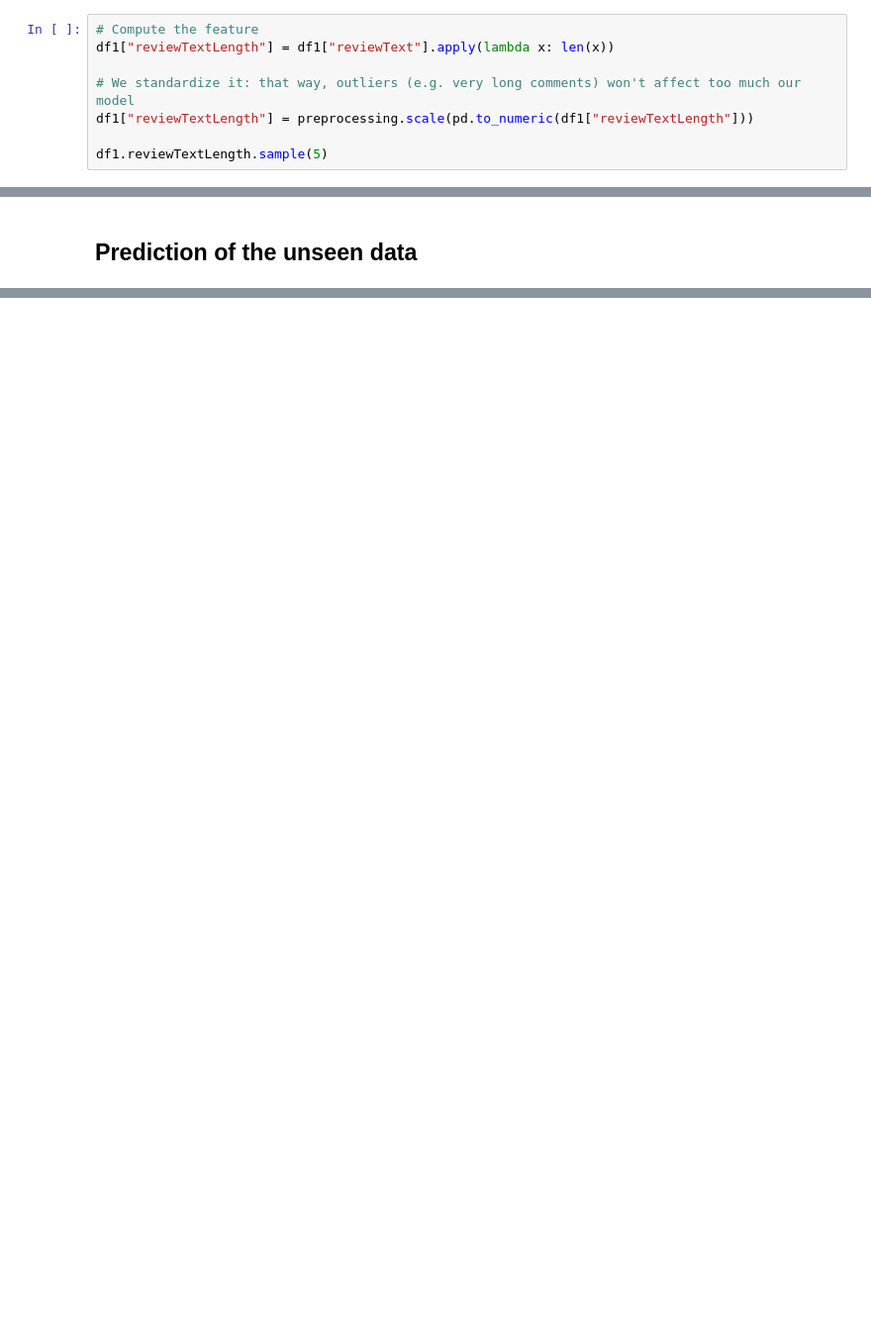
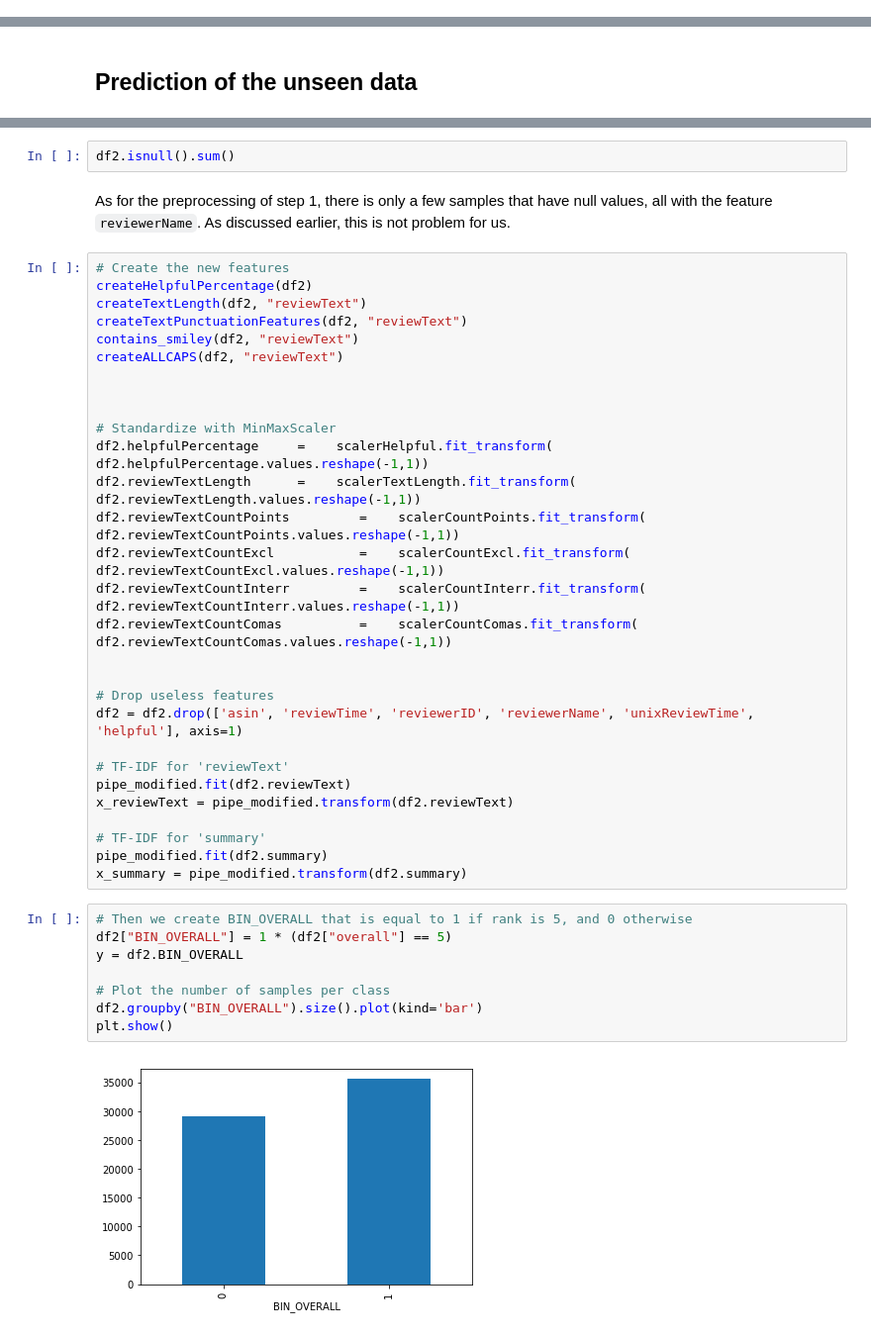
Before and after one commit to robich/dsfb, a Jupyter notebook: dsfb_project.ipynb, the cells around one changed output, grey strips where cells are left out. Shown at 99% size. Saved outputs shown, nothing was run; the diff lists cells and outputs as text; blank space fills up the shorter version.

```diff
--- a/dsfb_project.ipynb
+++ b/dsfb_project.ipynb
@@ -175,11 +196,3 @@ This is the main feature on which we need to rely on. It's text, so we need to t
 But before doing so, we decided to extract some information from this feature.
 
 Firstly, we create a new feature **reviewTextLenght**. The name describe perfectly the feature.
-# %%
-# Compute the feature
-df1["reviewTextLength"] = df1["reviewText"].apply(lambda x: len(x))
-
-# We standardize it: that way, outliers (e.g. very long comments) won't affect too much our model
-df1["reviewTextLength"] = preprocessing.scale(pd.to_numeric(df1["reviewTextLength"]))
-
-df1.reviewTextLength.sample(5)
@@ -539,0 +778,43 @@ df2.head()
+# %%
+df2.isnull().sum()
+# %% [markdown]
+As for the preprocessing of step 1, there is only a few samples that have null values, all with the feature `reviewerName`. As discussed earlier, this is not problem for us.
+# %%
+# Create the new features
+createHelpfulPercentage(df2)
+createTextLength(df2, "reviewText")
+createTextPunctuationFeatures(df2, "reviewText")
+contains_smiley(df2, "reviewText")
+createALLCAPS(df2, "reviewText")
+
+
+
+# Standardize with MinMaxScaler
+df2.helpfulPercentage     =    scalerHelpful.fit_transform(     df2.helpfulPercentage.values.reshape(-1,1))
+df2.reviewTextLength      =    scalerTextLength.fit_transform(  df2.reviewTextLength.values.reshape(-1,1))
+df2.reviewTextCountPoints         =    scalerCountPoints.fit_transform( df2.reviewTextCountPoints.values.reshape(-1,1))
+df2.reviewTextCountExcl           =    scalerCountExcl.fit_transform(   df2.reviewTextCountExcl.values.reshape(-1,1))
+df2.reviewTextCountInterr         =    scalerCountInterr.fit_transform( df2.reviewTextCountInterr.values.reshape(-1,1))
+df2.reviewTextCountComas          =    scalerCountComas.fit_transform(  df2.reviewTextCountComas.values.reshape(-1,1))
+
+
+# Drop useless features
+df2 = df2.drop(['asin', 'reviewTime', 'reviewerID', 'reviewerName', 'unixReviewTime', 'helpful'], axis=1)
+
+# TF-IDF for 'reviewText'
+pipe_modified.fit(df2.reviewText)
+x_reviewText = pipe_modified.transform(df2.reviewText)
+
+# TF-IDF for 'summary'
+pipe_modified.fit(df2.summary)
+x_summary = pipe_modified.transform(df2.summary)
+# %%
+# Then we create BIN_OVERALL that is equal to 1 if rank is 5, and 0 otherwise
+df2["BIN_OVERALL"] = 1 * (df2["overall"] == 5)
+y = df2.BIN_OVERALL
+
+# Plot the number of samples per class
+df2.groupby("BIN_OVERALL").size().plot(kind='bar')
+plt.show()
+# %% [output]
+[figure, added]
```
Also changed, not shown: parts of 165 cells of this notebook, 5 other files.
